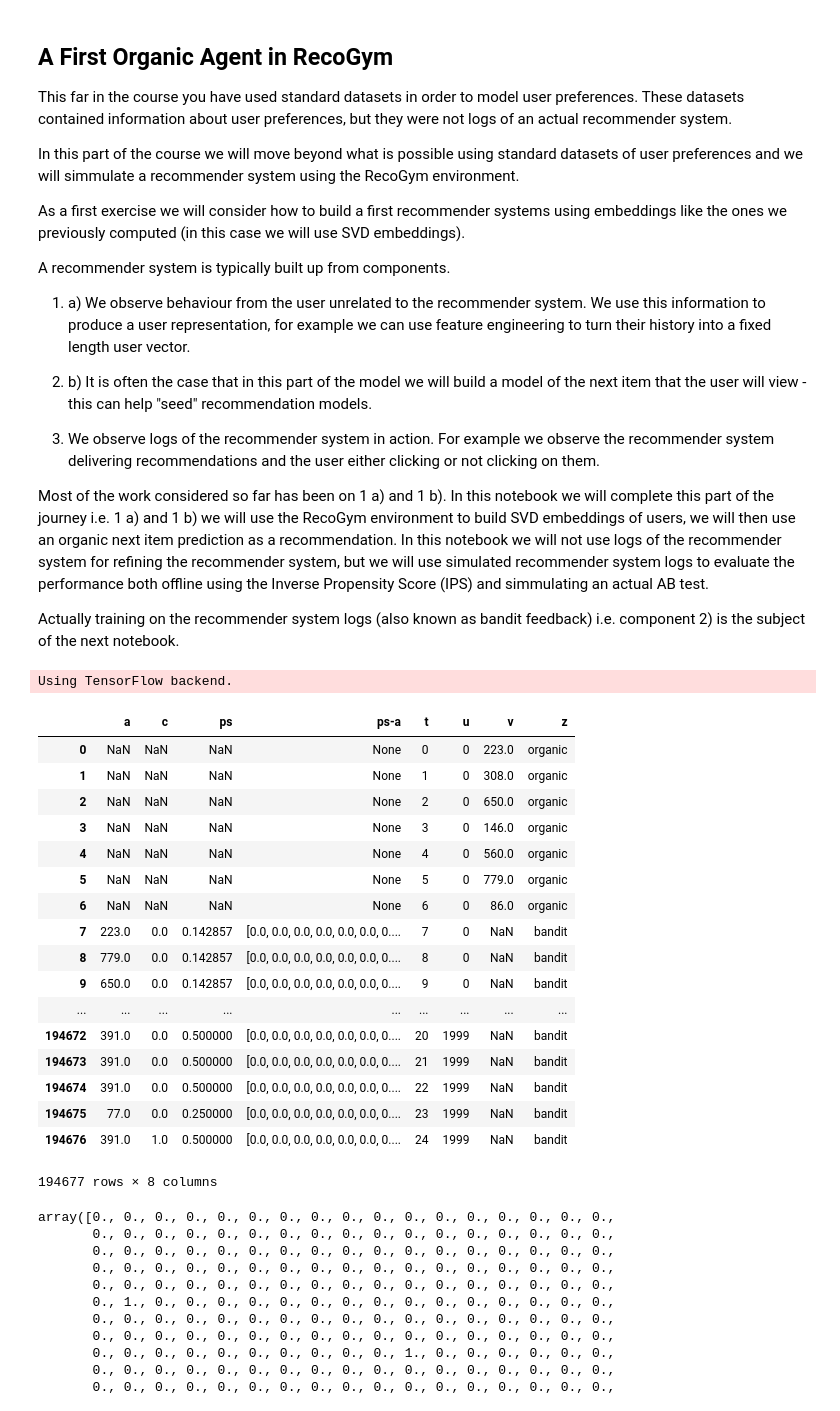
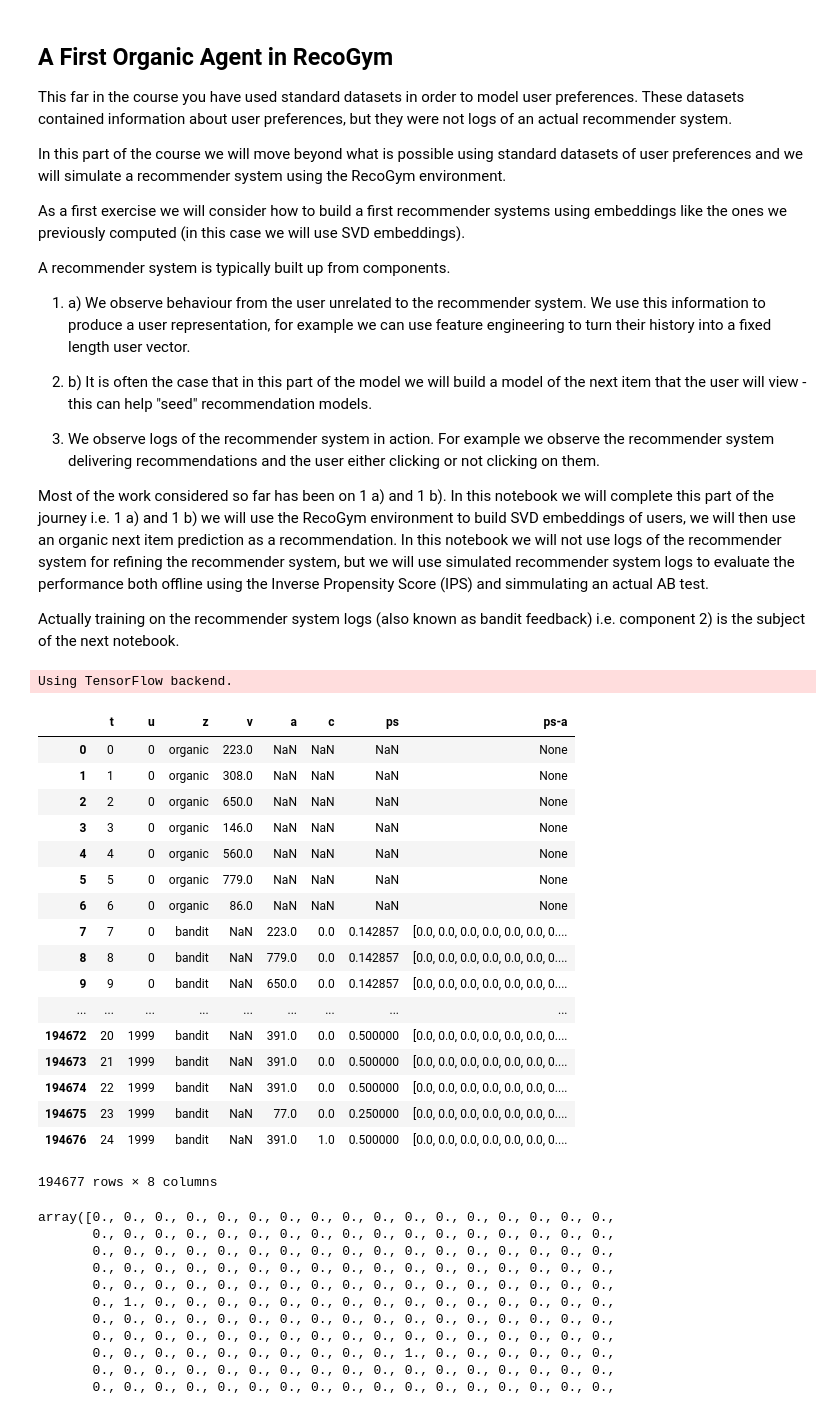
Before and after one commit to criteo-research/reco-gym, a Jupyter notebook: Bandit Feedback - evaluate organic model with bandit signal.ipynb, the cells around one changed output. Cells and saved outputs as stored; diff of their text form; code cells hidden in the pictures.

```diff
--- a/Bandit Feedback - evaluate organic model with bandit signal.ipynb
+++ b/Bandit Feedback - evaluate organic model with bandit signal.ipynb
@@ -3,7 +3,7 @@
 
 This far in the course you have used standard datasets in order to model user preferences.  These datasets contained information about user preferences, but they were not logs of an actual recommender system.
 
-In this part of the course we will move beyond what is possible using standard datasets of user preferences and we will simmulate a recommender system using the RecoGym environment.
+In this part of the course we will move beyond what is possible using standard datasets of user preferences and we will simulate a recommender system using the RecoGym environment.
 
 As a first exercise we will consider how to build a first recommender systems using embeddings like the ones we previously computed (in this case we will use SVD embeddings).
 
@@ -74,25 +69,24 @@ organic_counter_agent = OrganicUserEventCounterAgent(Configuration({
 # %%
-reco_log = env.generate_logs(U, agent=organic_counter_agent)
-#reco_log = env.generate_logs(U)
+reco_log = env.generate_logs(U)
 reco_log
 # %% [output]
-|  | a | c | ps | ps-a | t | u | v | z |
-| 0 | NaN | NaN | NaN | None | 0 | 0 | 223.0 | organic |
-| 1 | NaN | NaN | NaN | None | 1 | 0 | 308.0 | organic |
-| 2 | NaN | NaN | NaN | None | 2 | 0 | 650.0 | organic |
-| 3 | NaN | NaN | NaN | None | 3 | 0 | 146.0 | organic |
-| 4 | NaN | NaN | NaN | None | 4 | 0 | 560.0 | organic |
-| 5 | NaN | NaN | NaN | None | 5 | 0 | 779.0 | organic |
-| 6 | NaN | NaN | NaN | None | 6 | 0 | 86.0 | organic |
-| 7 | 223.0 | 0.0 | 0.142857 | [0.0, 0.0, 0.0, 0.0, 0.0, 0.0, 0.... | 7 | 0 | NaN | bandit |
-| 8 | 779.0 | 0.0 | 0.142857 | [0.0, 0.0, 0.0, 0.0, 0.0, 0.0, 0.... | 8 | 0 | NaN | bandit |
-| 9 | 650.0 | 0.0 | 0.142857 | [0.0, 0.0, 0.0, 0.0, 0.0, 0.0, 0.... | 9 | 0 | NaN | bandit |
+|  | t | u | z | v | a | c | ps | ps-a |
+| 0 | 0 | 0 | organic | 223.0 | NaN | NaN | NaN | None |
+| 1 | 1 | 0 | organic | 308.0 | NaN | NaN | NaN | None |
+| 2 | 2 | 0 | organic | 650.0 | NaN | NaN | NaN | None |
+| 3 | 3 | 0 | organic | 146.0 | NaN | NaN | NaN | None |
+| 4 | 4 | 0 | organic | 560.0 | NaN | NaN | NaN | None |
+| 5 | 5 | 0 | organic | 779.0 | NaN | NaN | NaN | None |
+| 6 | 6 | 0 | organic | 86.0 | NaN | NaN | NaN | None |
+| 7 | 7 | 0 | bandit | NaN | 223.0 | 0.0 | 0.142857 | [0.0, 0.0, 0.0, 0.0, 0.0, 0.0, 0.... |
+| 8 | 8 | 0 | bandit | NaN | 779.0 | 0.0 | 0.142857 | [0.0, 0.0, 0.0, 0.0, 0.0, 0.0, 0.... |
+| 9 | 9 | 0 | bandit | NaN | 650.0 | 0.0 | 0.142857 | [0.0, 0.0, 0.0, 0.0, 0.0, 0.0, 0.... |
 | ... | ... | ... | ... | ... | ... | ... | ... | ... |
-| 194672 | 391.0 | 0.0 | 0.500000 | [0.0, 0.0, 0.0, 0.0, 0.0, 0.0, 0.... | 20 | 1999 | NaN | bandit |
-| 194673 | 391.0 | 0.0 | 0.500000 | [0.0, 0.0, 0.0, 0.0, 0.0, 0.0, 0.... | 21 | 1999 | NaN | bandit |
-| 194674 | 391.0 | 0.0 | 0.500000 | [0.0, 0.0, 0.0, 0.0, 0.0, 0.0, 0.... | 22 | 1999 | NaN | bandit |
-| 194675 | 77.0 | 0.0 | 0.250000 | [0.0, 0.0, 0.0, 0.0, 0.0, 0.0, 0.... | 23 | 1999 | NaN | bandit |
-| 194676 | 391.0 | 1.0 | 0.500000 | [0.0, 0.0, 0.0, 0.0, 0.0, 0.0, 0.... | 24 | 1999 | NaN | bandit |
+| 194672 | 20 | 1999 | bandit | NaN | 391.0 | 0.0 | 0.500000 | [0.0, 0.0, 0.0, 0.0, 0.0, 0.0, 0.... |
+| 194673 | 21 | 1999 | bandit | NaN | 391.0 | 0.0 | 0.500000 | [0.0, 0.0, 0.0, 0.0, 0.0, 0.0, 0.... |
+| 194674 | 22 | 1999 | bandit | NaN | 391.0 | 0.0 | 0.500000 | [0.0, 0.0, 0.0, 0.0, 0.0, 0.0, 0.... |
+| 194675 | 23 | 1999 | bandit | NaN | 77.0 | 0.0 | 0.250000 | [0.0, 0.0, 0.0, 0.0, 0.0, 0.0, 0.... |
+| 194676 | 24 | 1999 | bandit | NaN | 391.0 | 1.0 | 0.500000 | [0.0, 0.0, 0.0, 0.0, 0.0, 0.0, 0.... |
 194677 rows × 8 columns
 # %%
 organic_reco_log = reco_log[reco_log['z']=='organic']
```
Also changed, not shown: parts of 17 cells of this notebook, 3 other files.
